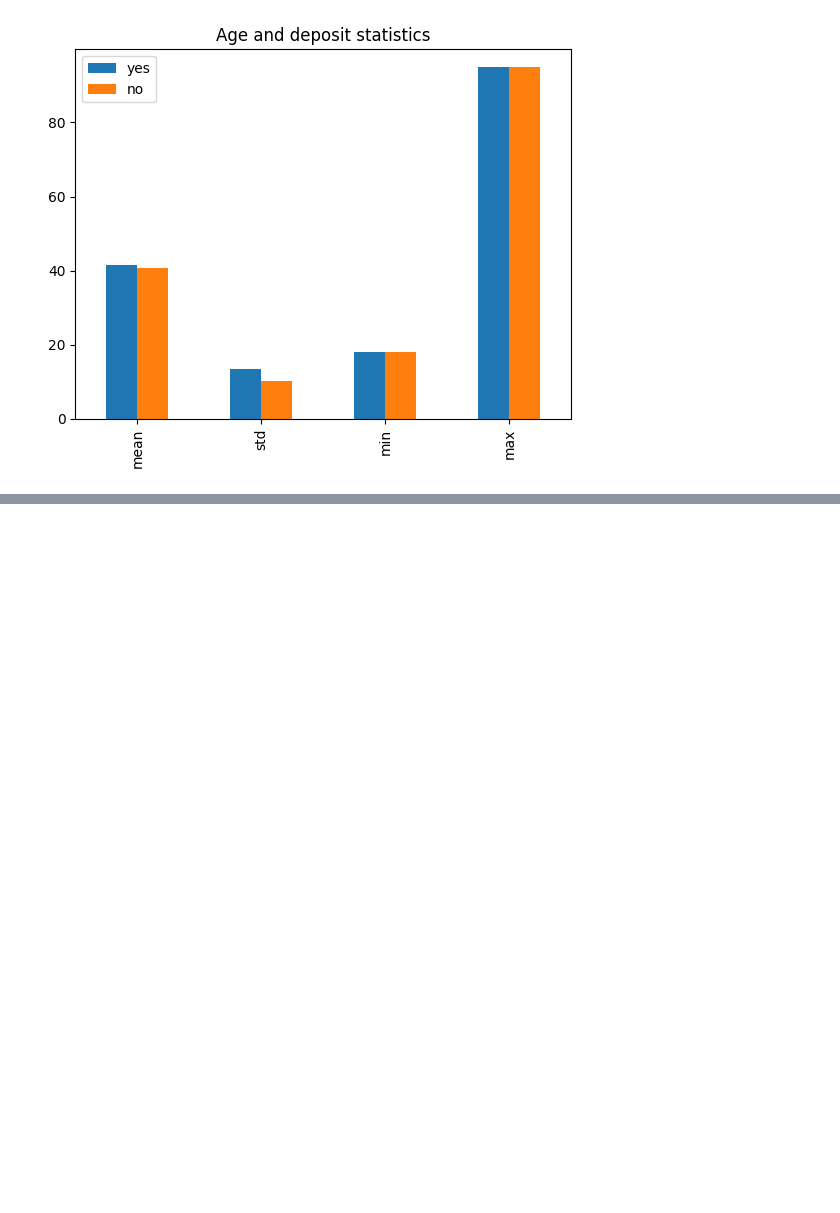
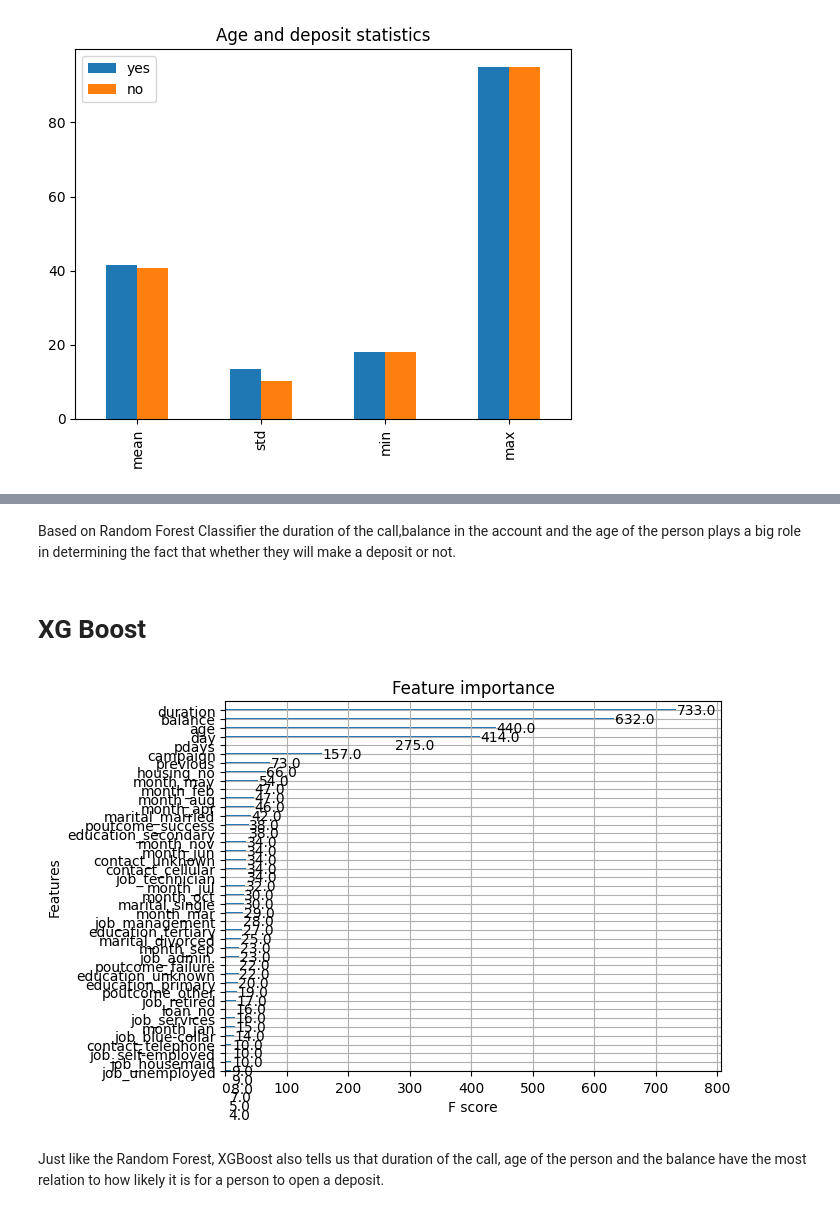
Before and after one commit to JithuNair/TermDeposit, a Jupyter notebook: EDA.ipynb, the cells around one changed output, grey strips where cells are left out. Drawn from its saved outputs; the diff is of its cells as text; code cells hidden in the pictures; blank space fills up the shorter version.

```diff
--- a/EDA.ipynb
+++ b/EDA.ipynb
@@ -226,0 +311,25 @@ max       32.000000     63.000000
+# %% [markdown]
+Based on Random Forest Classifier the duration of the call,balance in the account and the age of the person plays a big role in determining the fact that whether they will make a deposit or not.
+# %% [markdown]
+# XG Boost
+# %%
+# Performing one-hot encoding on the categorical columns
+data_xgb = pd.get_dummies(data, columns=["job", "marital", "education", "default", "housing", "loan", "contact", "month", "poutcome"])
+
+# Split the data into training and testing sets
+X_train, X_test, y_train, y_test = train_test_split(data_xgb.drop("y", axis=1), data_xgb["y"], test_size=0.2, random_state=42)
+
+# Instantiate an XGBoost model
+model = xgb.XGBClassifier()
+
+# Fit the model on the training data
+model.fit(X_train, y_train)
+
+# Plot the feature importances
+xgb.plot_importance(model)
+plt.ylim(5, None)  # Setting the lower limit to -0.5 to add more spacing
+plt.show()
+# %% [output]
+[figure, added]
+# %% [markdown]
+Just like the Random Forest, XGBoost also tells us that duration of the call, age of the person and the balance have the most relation to how likely it is for a person to open a deposit.
```
Also changed, not shown: parts of 14 cells of this notebook, 1 other file.
